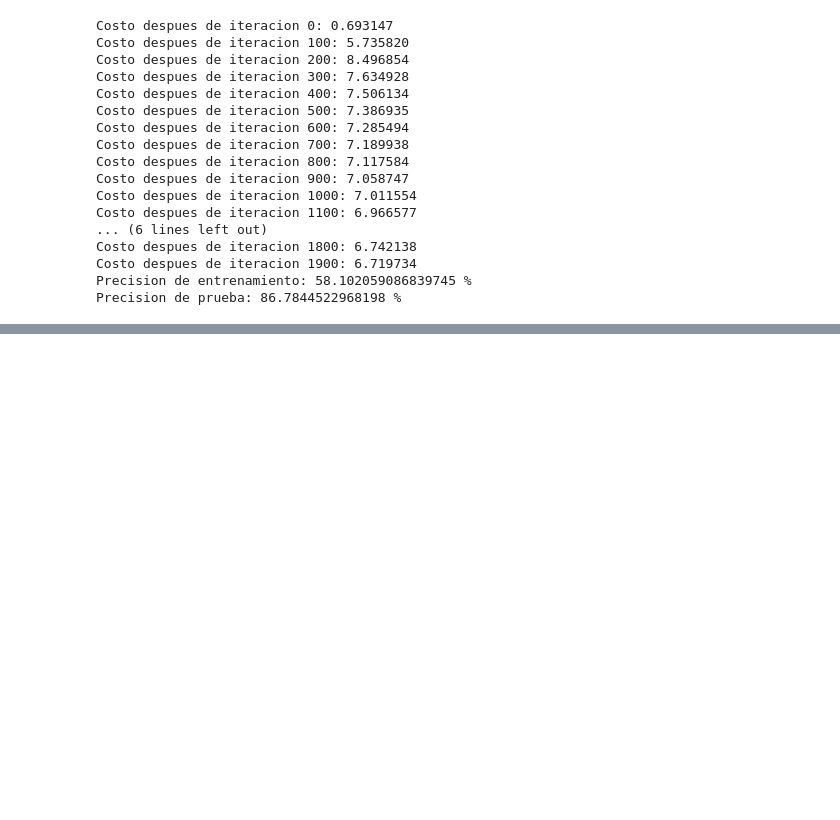
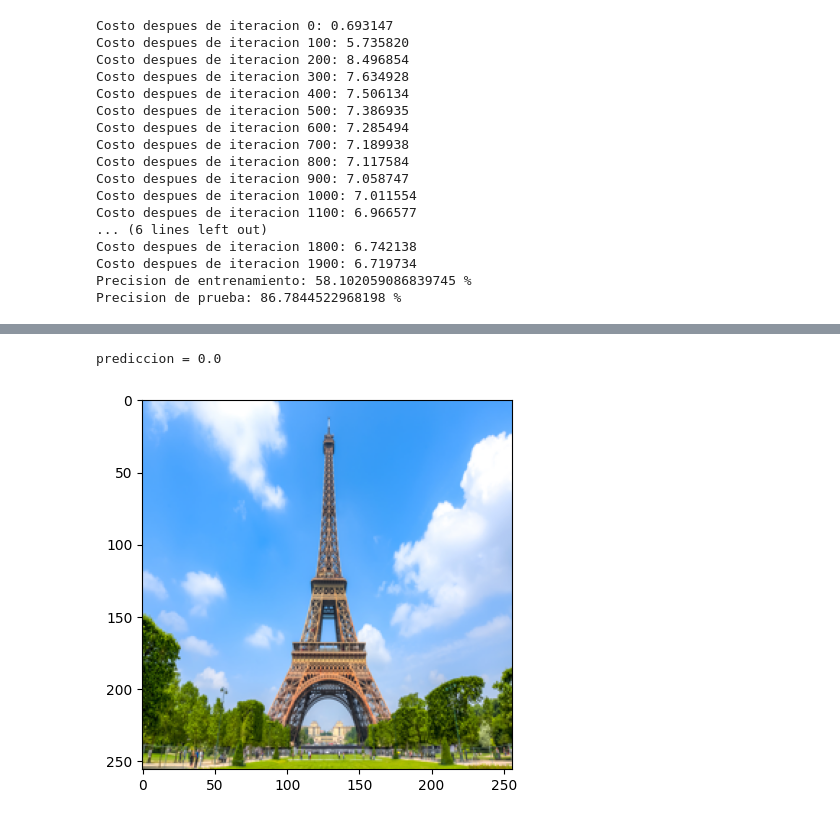
Before and after one commit to Defiant7426/classification_model, a Jupyter notebook: clasificationModel/model.ipynb, the cells around one changed output, grey strips where cells are left out. Saved outputs shown, nothing was run; the diff lists cells and outputs as text; code cells hidden in the pictures; blank space fills up the shorter version.

```diff
--- a/clasificationModel/model.ipynb
+++ b/clasificationModel/model.ipynb
@@ -282,0 +315,13 @@ Precision de prueba: 86.7844522968198 %
+# %%
+# Prueba con una imagen que no es militar
+path_my_image = "imagenes/torre_eiffel.jpg"
+image = np.array(Image.open(path_my_image).resize((256, 256)))
+plt.imshow(image)
+image = image / 255.
+image = image.reshape((1, 256 * 256 * 3)).T
+my_predicted_image = predict(logistic_model_regresion["w"], logistic_model_regresion["b"], image)
+
+print("prediccion = " + str(np.squeeze(my_predicted_image)))
+# %% [output]
+prediccion = 0.0
+[figure, added]
```
Also changed, not shown: parts of 4 cells of this notebook, 3 other files.
